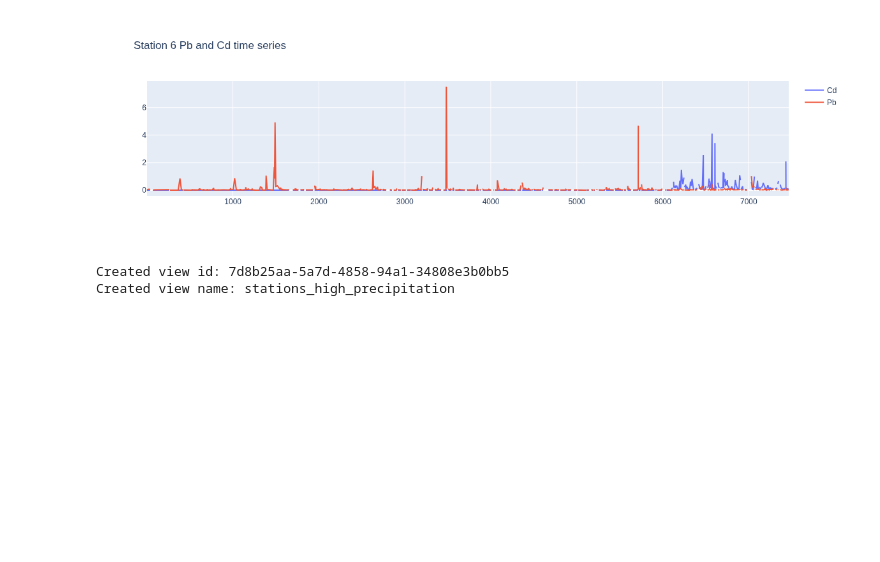
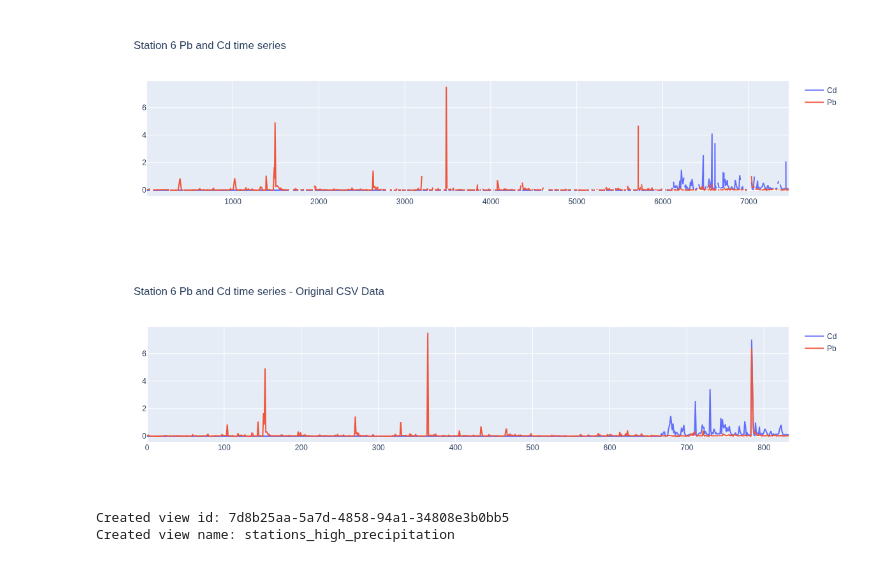
Before and after one commit to fambrogi/DataStewardshipSS2026, a Jupyter notebook: notebooks/T2_5-DBRepoLoadView.ipynb, the cells around one changed output. Drawn from its saved outputs; the diff is of its cells as text; code cells hidden in the pictures; blank space fills up the shorter version.

```diff
--- a/notebooks/T2_5-DBRepoLoadView.ipynb
+++ b/notebooks/T2_5-DBRepoLoadView.ipynb
@@ -229,6 +302,28 @@ fig.update_layout(
 fig.show()
 # %% [output]
 [figure]
+# %%
+import plotly.graph_objects as go
+
+fig = go.Figure()
+
+x = x # dummy dates indicator
+y1 = df_7.Pb.astype(float)
+y2 = df_7.Cd.astype(float)
+
+fig.add_trace(go.Scatter(x=x, y=y1,
+                    mode='lines',
+                    name='Cd'))
+fig.add_trace(go.Scatter(x=x, y=y2,
+                    mode='lines',
+                    name='Pb'))
+fig.update_layout(
+    title = 'Station 6 Pb and Cd time series - Original CSV Data'
+)
+
+fig.show()
+# %% [output]
+[figure, added]
 # %%
 TABLE_NAME = 'precipitation_measurements'
 
```
Also changed, not shown: parts of 14 cells of this notebook.
